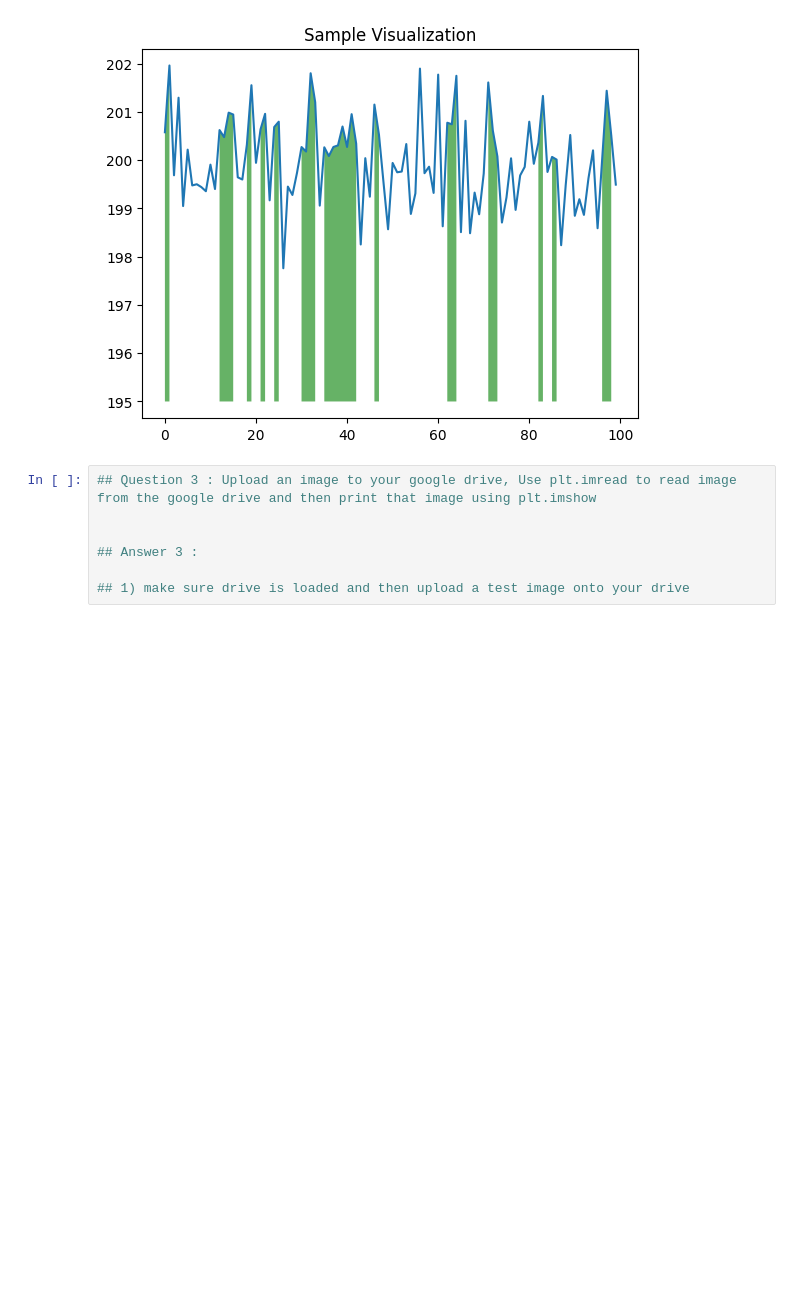
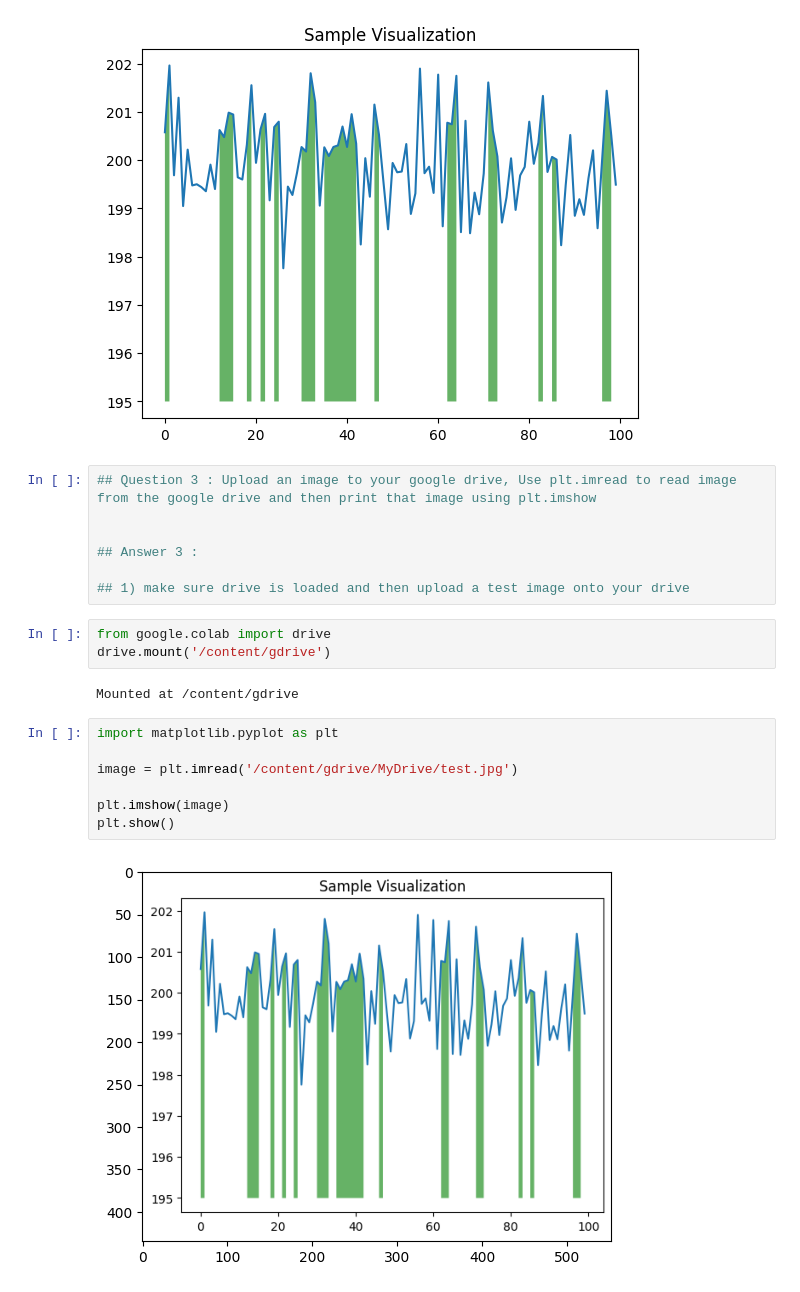
Before and after one commit to umarrrashid/IIT-H_AIML_COURSE, a Jupyter notebook: AIML_Sep_2026_Basics_of_Python.ipynb, the cells around one changed output. Cells and saved outputs as stored; diff of their text form; blank space fills up the shorter version.

```diff
--- a/AIML_Sep_2026_Basics_of_Python.ipynb
+++ b/AIML_Sep_2026_Basics_of_Python.ipynb
@@ -452,3 +598,17 @@ plt.show()
 ## Answer 3 :
 
 ## 1) make sure drive is loaded and then upload a test image onto your drive
+# %%
+from google.colab import drive
+drive.mount('/content/gdrive')
+# %% [output]
+Mounted at /content/gdrive
+# %%
+import matplotlib.pyplot as plt
+
+image = plt.imread('/content/gdrive/MyDrive/test.jpg')
+
+plt.imshow(image)
+plt.show()
+# %% [output]
+[figure, added]
```
Also changed, not shown: parts of 4 cells of this notebook.
